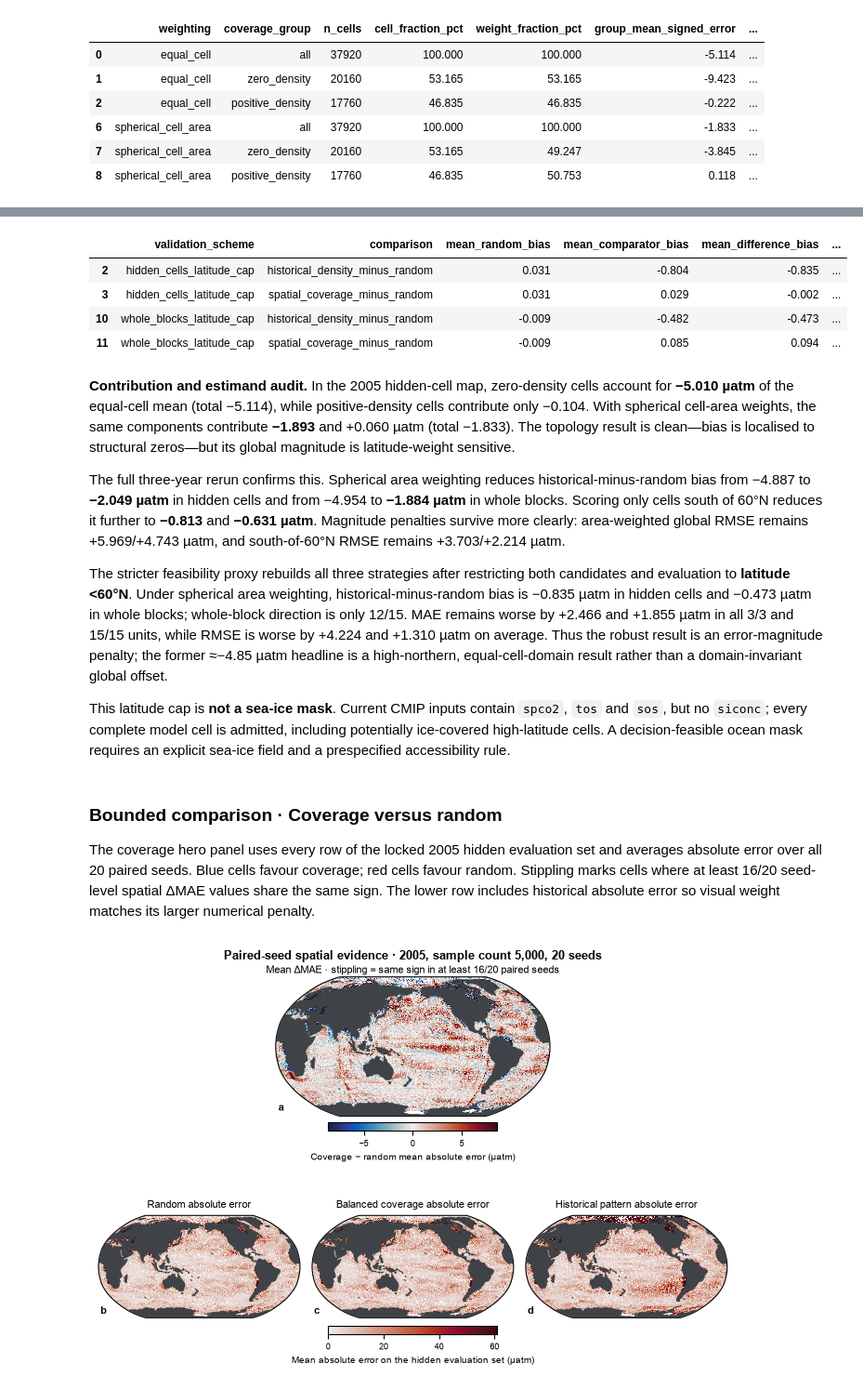
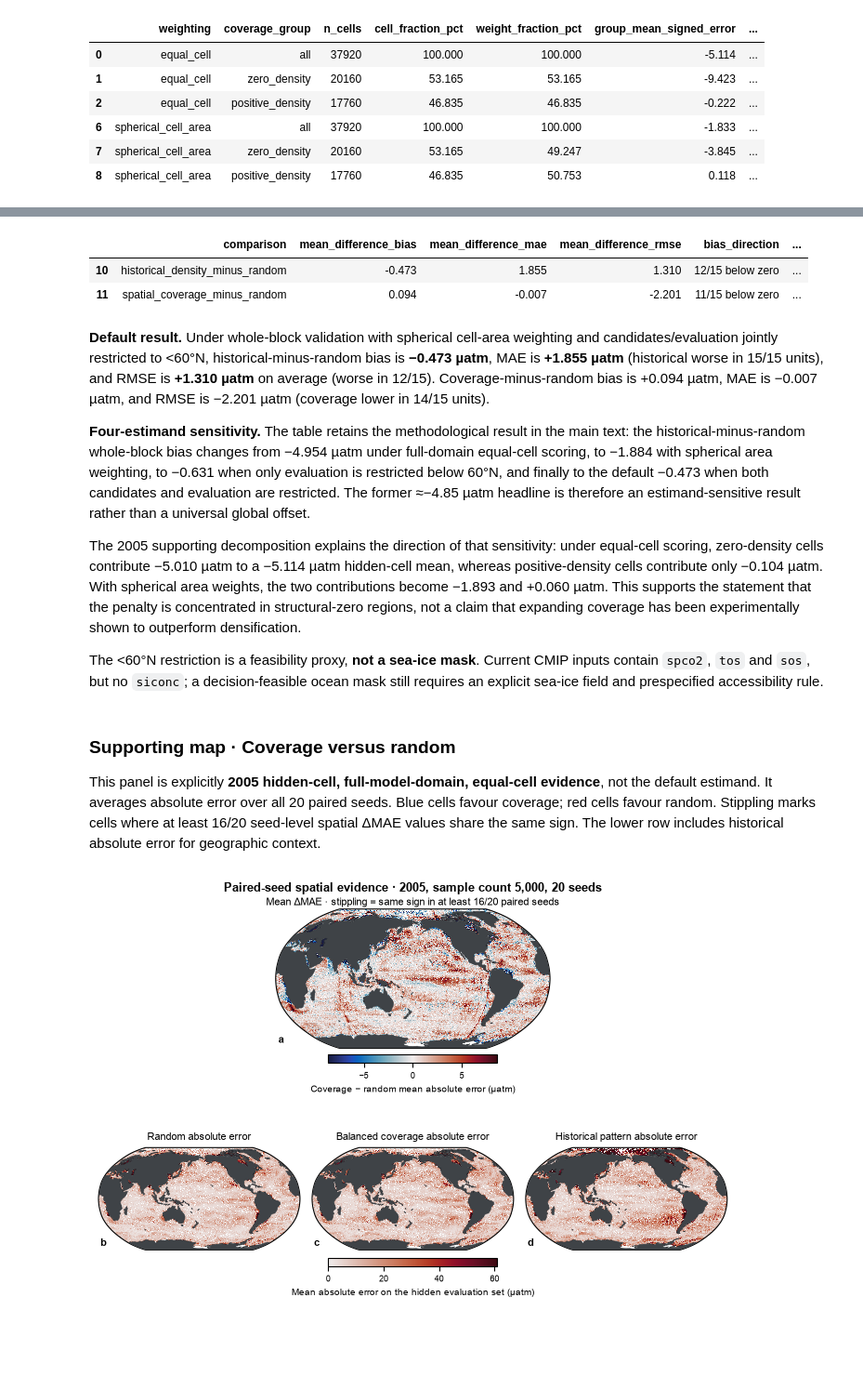
Before and after one commit to BokaiHe/ocean-carbon-sampling, a Jupyter notebook: notebooks/published/osse_visual_story_demo.ipynb, the cells around one changed output, grey strips where cells are left out. Shown at 93% size. Saved outputs shown, nothing was run; the diff lists cells and outputs as text; code cells hidden in the pictures; blank space fills up the shorter version.

```diff
--- a/notebooks/published/osse_visual_story_demo.ipynb
+++ b/notebooks/published/osse_visual_story_demo.ipynb
@@ -318,40 +326,37 @@ area_domain_table
 # %%
-latitude_cap_table = latitude_cap.query(
+default_results = latitude_cap.query(
+    "validation_scheme == 'whole_blocks_latitude_cap' and "
     "domain == 'global' and weighting == 'spherical_cell_area'"
 ).assign(
-    units_bias_difference_below_zero=lambda frame: (
+    bias_direction=lambda frame: (
         frame['units_difference_bias_below_zero'].astype(str)
-        + '/' + frame['n_units'].astype(str)
+        + '/' + frame['n_units'].astype(str) + ' below zero'
     ),
-    units_rmse_difference_above_zero=lambda frame: (
+    rmse_direction=lambda frame: (
         (frame['n_units'] - frame['units_difference_rmse_below_zero']).astype(str)
-        + '/' + frame['n_units'].astype(str)
+        + '/' + frame['n_units'].astype(str) + ' above zero'
     ),
 )[[
-    'validation_scheme', 'comparison', 'mean_random_bias',
-    'mean_comparator_bias', 'mean_difference_bias', 'mean_difference_mae',
-    'mean_difference_rmse', 'units_bias_difference_below_zero',
-    'units_rmse_difference_above_zero',
+    'comparison', 'mean_difference_bias', 'mean_difference_mae',
+    'mean_difference_rmse', 'bias_direction', 'rmse_direction',
 ]].round(3)
-latitude_cap_table
+default_results
 # %% [output]
-|  | validation_scheme | comparison | mean_random_bias | mean_comparator_bias | mean_difference_bias | ... |
-| 2 | hidden_cells_latitude_cap | historical_density_minus_random | 0.031 | -0.804 | -0.835 | ... |
-| 3 | hidden_cells_latitude_cap | spatial_coverage_minus_random | 0.031 | 0.029 | -0.002 | ... |
-| 10 | whole_blocks_latitude_cap | historical_density_minus_random | -0.009 | -0.482 | -0.473 | ... |
-| 11 | whole_blocks_latitude_cap | spatial_coverage_minus_random | -0.009 | 0.085 | 0.094 | ... |
+|  | comparison | mean_difference_bias | mean_difference_mae | mean_difference_rmse | bias_direction | ... |
+| 10 | historical_density_minus_random | -0.473 | 1.855 | 1.310 | 12/15 below zero | ... |
+| 11 | spatial_coverage_minus_random | 0.094 | -0.007 | -2.201 | 11/15 below zero | ... |
 # %% [markdown]
-**Contribution and estimand audit.** In the 2005 hidden-cell map, zero-density cells account for **−5.010 µatm** of the equal-cell mean (total −5.114), while positive-density cells contribute only −0.104. With spherical cell-area weights, the same components contribute **−1.893** and +0.060 µatm (total −1.833). The topology result is clean—bias is localised to structural zeros—but its global magnitude is latitude-weight sensitive.
+**Default result.** Under whole-block validation with spherical cell-area weighting and candidates/evaluation jointly restricted to <60°N, historical-minus-random bias is **−0.473 µatm**, MAE is **+1.855 µatm** (historical worse in 15/15 units), and RMSE is **+1.310 µatm** on average (worse in 12/15). Coverage-minus-random bias is +0.094 µatm, MAE is −0.007 µatm, and RMSE is −2.201 µatm (coverage lower in 14/15 units).
 
-The full three-year rerun confirms this. Spherical area weighting reduces historical-minus-random bias from −4.887 to **−2.049 µatm** in hidden cells and from −4.954 to **−1.884 µatm** in whole blocks. Scoring only cells south of 60°N reduces it further to **−0.813** and **−0.631 µatm**. Magnitude penalties survive more clearly: area-weighted global RMSE remains +5.969/+4.743 µatm, and south-of-60°N RMSE remains +3.703/+2.214 µatm.
+**Four-estimand sensitivity.** The table retains the methodological result in the main text: the historical-minus-random whole-block bias changes from −4.954 µatm under full-domain equal-cell scoring, to −1.884 with spherical area weighting, to −0.631 when only evaluation is restricted below 60°N, and finally to the default −0.473 when both candidates and evaluation are restricted. The former ≈−4.85 µatm headline is therefore an estimand-sensitive result rather than a universal global offset.
 
-The stricter feasibility proxy rebuilds all three strategies after restricting both candidates and evaluation to **latitude <60°N**. Under spherical area weighting, historical-minus-random bias is −0.835 µatm in hidden cells and −0.473 µatm in whole blocks; whole-block direction is only 12/15. MAE remains worse by +2.466 and +1.855 µatm in all 3/3 and 15/15 units, while RMSE is worse by +4.224 and +1.310 µatm on average. Thus the robust result is an error-magnitude penalty; the former ≈−4.85 µatm headline is a high-northern, equal-cell-domain result rather than a domain-invariant global offset.
+The 2005 supporting decomposition explains the direction of that sensitivity: under equal-cell scoring, zero-density cells contribute −5.010 µatm to a −5.114 µatm hidden-cell mean, whereas positive-density cells contribute only −0.104 µatm. With spherical area weights, the two contributions become −1.893 and +0.060 µatm. This supports the statement that the penalty is concentrated in structural-zero regions, not a claim that expanding coverage has been experimentally shown to outperform densification.
 
-This latitude cap is **not a sea-ice mask**. Current CMIP inputs contain `spco2`, `tos` and `sos`, but no `siconc`; every complete model cell is admitted, including potentially ice-covered high-latitude cells. A decision-feasible ocean mask requires an explicit sea-ice field and a prespecified accessibility rule.
+The <60°N restriction is a feasibility proxy, **not a sea-ice mask**. Current CMIP inputs contain `spco2`, `tos` and `sos`, but no `siconc`; a decision-feasible ocean mask still requires an explicit sea-ice field and prespecified accessibility rule.
 # %% [markdown]
-### Bounded comparison · Coverage versus random
+### Supporting map · Coverage versus random
 
-The coverage hero panel uses every row of the locked 2005 hidden evaluation set and averages absolute error over all 20 paired seeds. Blue cells favour coverage; red cells favour random. Stippling marks cells where at least 16/20 seed-level spatial ΔMAE values share the same sign. The lower row includes historical absolute error so visual weight matches its larger numerical penalty.
+This panel is explicitly **2005 hidden-cell, full-model-domain, equal-cell evidence**, not the default estimand. It averages absolute error over all 20 paired seeds. Blue cells favour coverage; red cells favour random. Stippling marks cells where at least 16/20 seed-level spatial ΔMAE values share the same sign. The lower row includes historical absolute error for geographic context.
 # %%
 error_figure = plot_error_atlas(fields)
 # %% [output]
```
Also changed, not shown: parts of 13 cells of this notebook, 2 other files.
